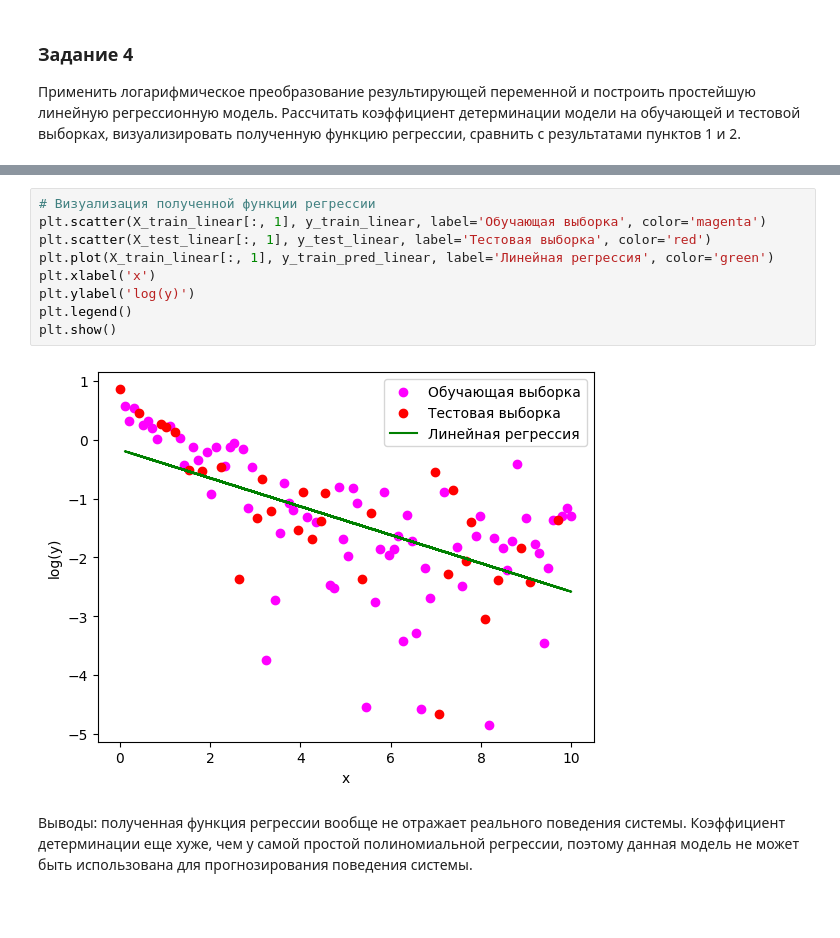
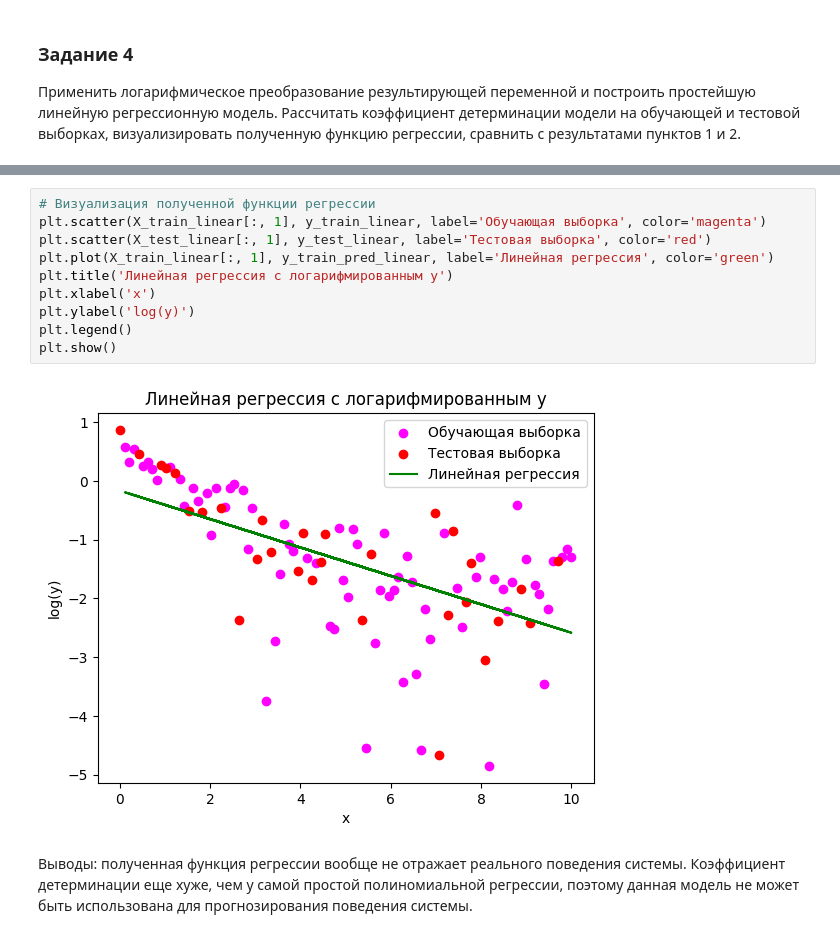
Before and after one commit to nekit2-002/ml-labs, a Jupyter notebook: laba1/laba1.ipynb, the cells around one changed output, grey strips where cells are left out. Saved outputs shown, nothing was run; the diff lists cells and outputs as text; blank space fills up the shorter version.

```diff
--- a/laba1/laba1.ipynb
+++ b/laba1/laba1.ipynb
@@ -346,14 +389,15 @@ Notes:
 # %%
 # Визуализация полученной функции регрессии
 plt.scatter(X_train_linear[:, 1], y_train_linear, label='Обучающая выборка', color='magenta')
 plt.scatter(X_test_linear[:, 1], y_test_linear, label='Тестовая выборка', color='red')
 plt.plot(X_train_linear[:, 1], y_train_pred_linear, label='Линейная регрессия', color='green')
+plt.title('Линейная регрессия с логарифмированным y')
 plt.xlabel('x')
 plt.ylabel('log(y)')
 plt.legend()
 plt.show()
 # %% [output]
-[figure, old version]
+[figure, new version]
 # %% [markdown]
 Выводы: полученная функция регрессии вообще не отражает реального поведения системы. Коэффициент детерминации еще хуже, чем у самой простой полиномиальной регрессии, поэтому данная модель  не может быть использована для прогнозирования поведения системы.
 # %% [markdown]
```
Also changed, not shown: parts of 12 cells of this notebook, 1 other file.
